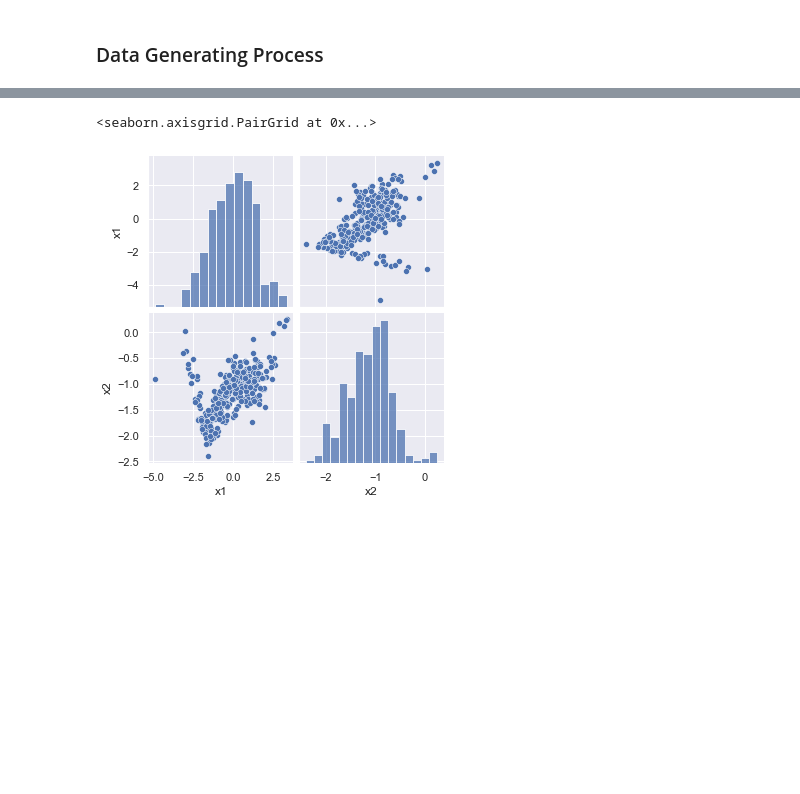
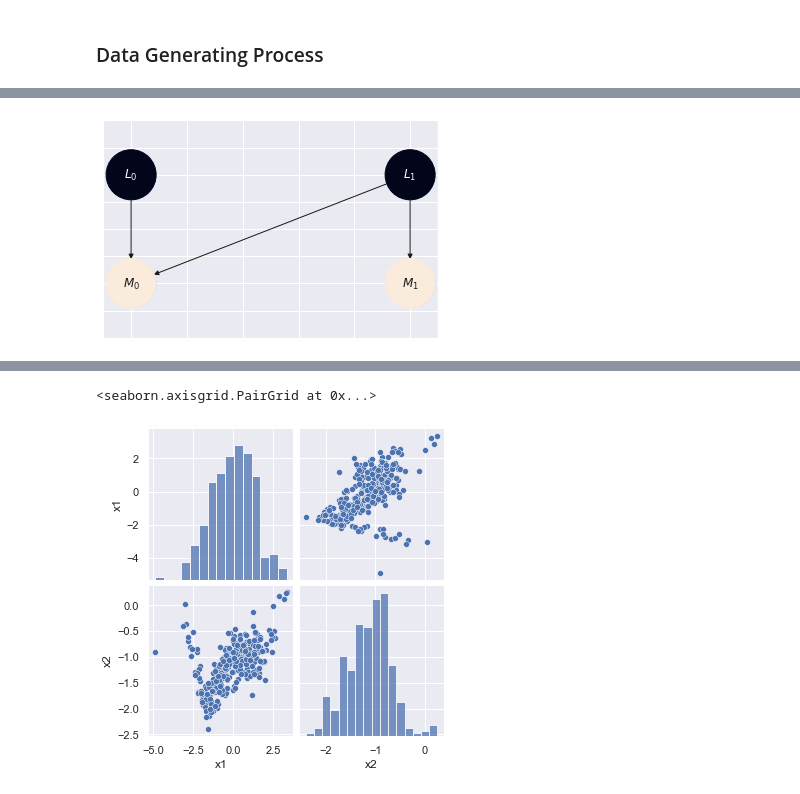
Before and after one commit to JerryLiuMY/MeDIL_dev, a Jupyter notebook: GP.ipynb, the cells around one changed output, grey strips where cells are left out. Cells and saved outputs as stored; diff of their text form; code cells hidden in the pictures; blank space fills up the shorter version.

```diff
--- a/GP.ipynb
+++ b/GP.ipynb
@@ -19,0 +24,4 @@ x = sampleDataFromG.sampleDataFromG(n, G)
+# %%
+vis.show_dag(G_bi)
+# %% [output]
+[figure, added]
```
Also changed, not shown: parts of 4 cells of this notebook, 2 other files.
